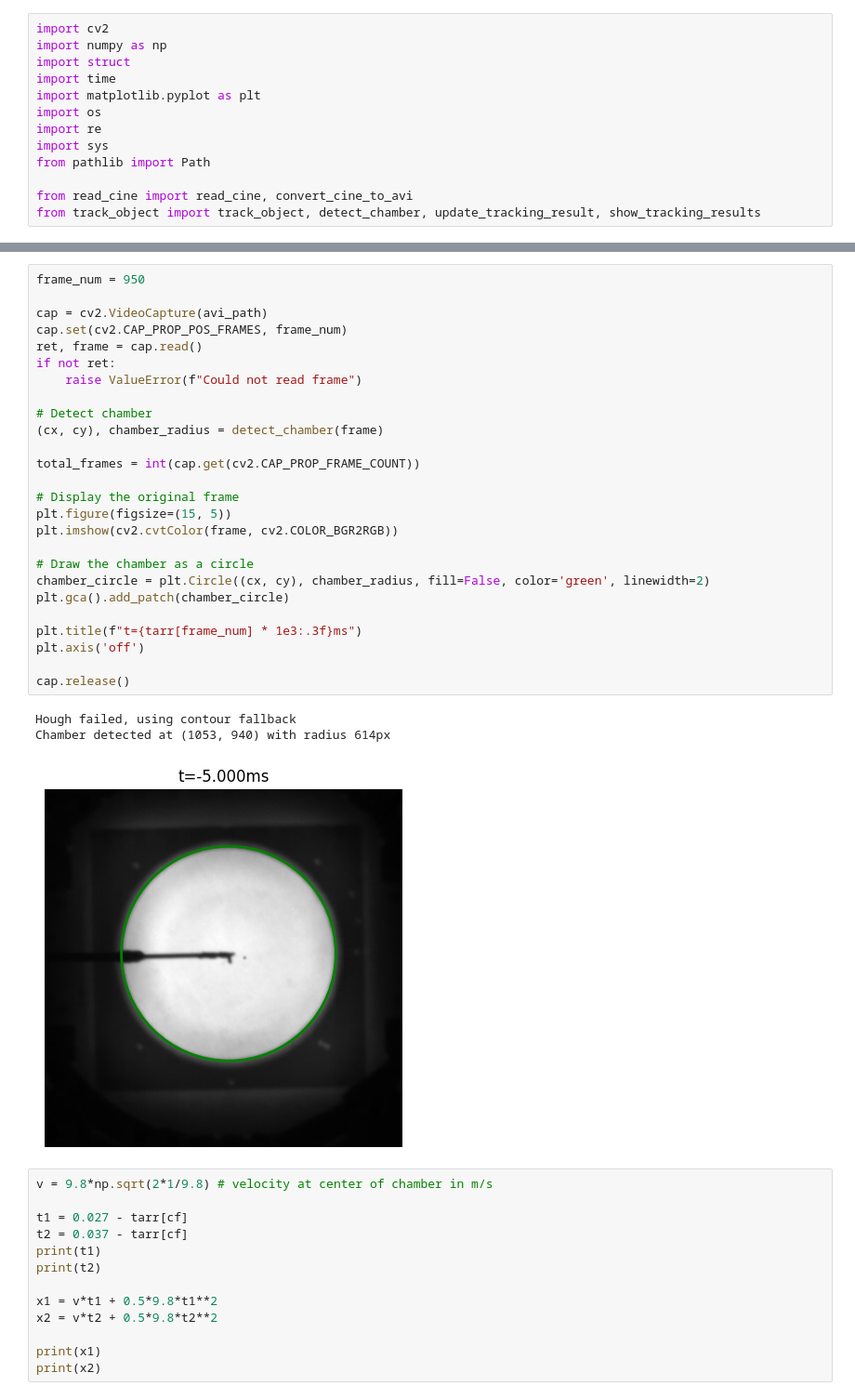
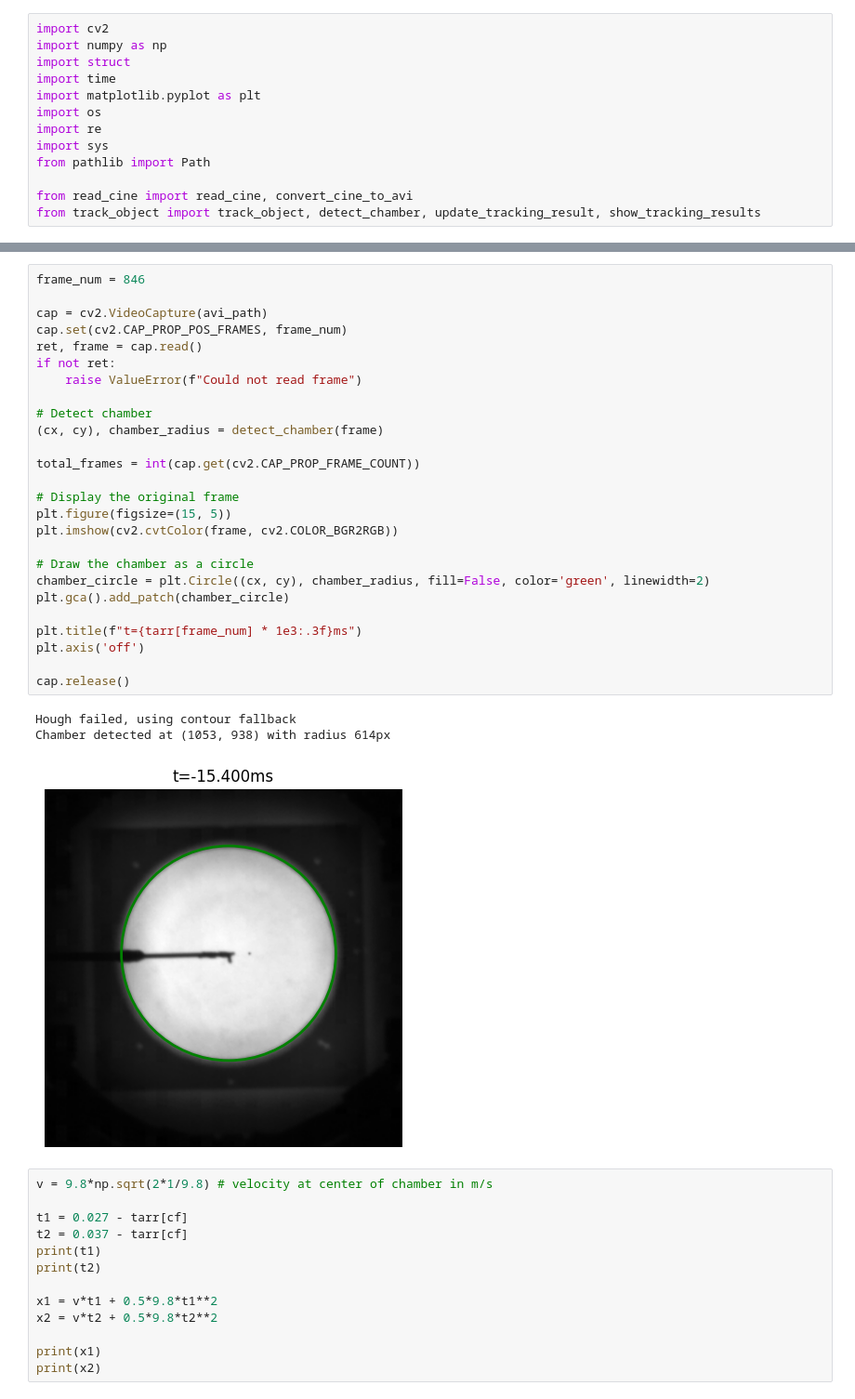
Before and after one commit to hjia94/data-analysis, a Jupyter notebook: object_tracking/fastcam_test.ipynb, the cells around one changed output, grey strips where cells are left out. Shown at 93% size. Drawn from its saved outputs; the diff is of its cells as text.

```diff
--- a/object_tracking/fastcam_test.ipynb
+++ b/object_tracking/fastcam_test.ipynb
@@ -45,33 +46,33 @@ Chamber detected at (1052, 938) with radius 614px
 # %%
-frame_num = 950
+frame_num = 846
 
 cap = cv2.VideoCapture(avi_path)
 cap.set(cv2.CAP_PROP_POS_FRAMES, frame_num)
 ret, frame = cap.read()
 if not ret:
     raise ValueError(f"Could not read frame")
 
 # Detect chamber
 (cx, cy), chamber_radius = detect_chamber(frame)
 
 total_frames = int(cap.get(cv2.CAP_PROP_FRAME_COUNT))
 
 # Display the original frame
 plt.figure(figsize=(15, 5))
 plt.imshow(cv2.cvtColor(frame, cv2.COLOR_BGR2RGB))
 
 # Draw the chamber as a circle
 chamber_circle = plt.Circle((cx, cy), chamber_radius, fill=False, color='green', linewidth=2)
 plt.gca().add_patch(chamber_circle)
 
 plt.title(f"t={tarr[frame_num] * 1e3:.3f}ms")
 plt.axis('off')
 
 cap.release()
 # %% [output]
 Hough failed, using contour fallback
-Chamber detected at (1053, 940) with radius 614px
+Chamber detected at (1053, 938) with radius 614px
-[figure, old version]
+[figure, new version]
 # %%
 v = 9.8*np.sqrt(2*1/9.8) # velocity at center of chamber in m/s
 
```
Also changed, not shown: parts of 1 cell of this notebook, 1 other file.
